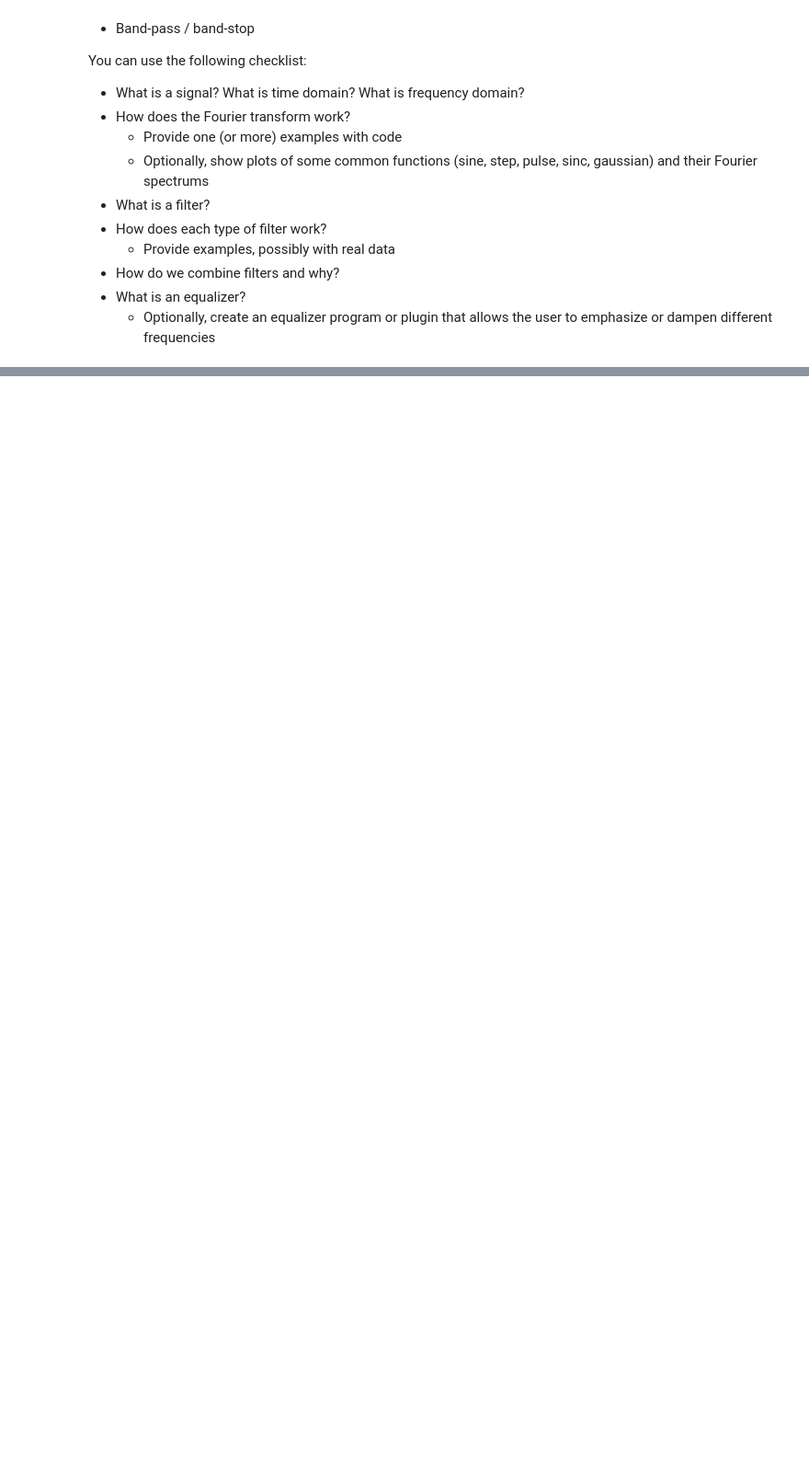
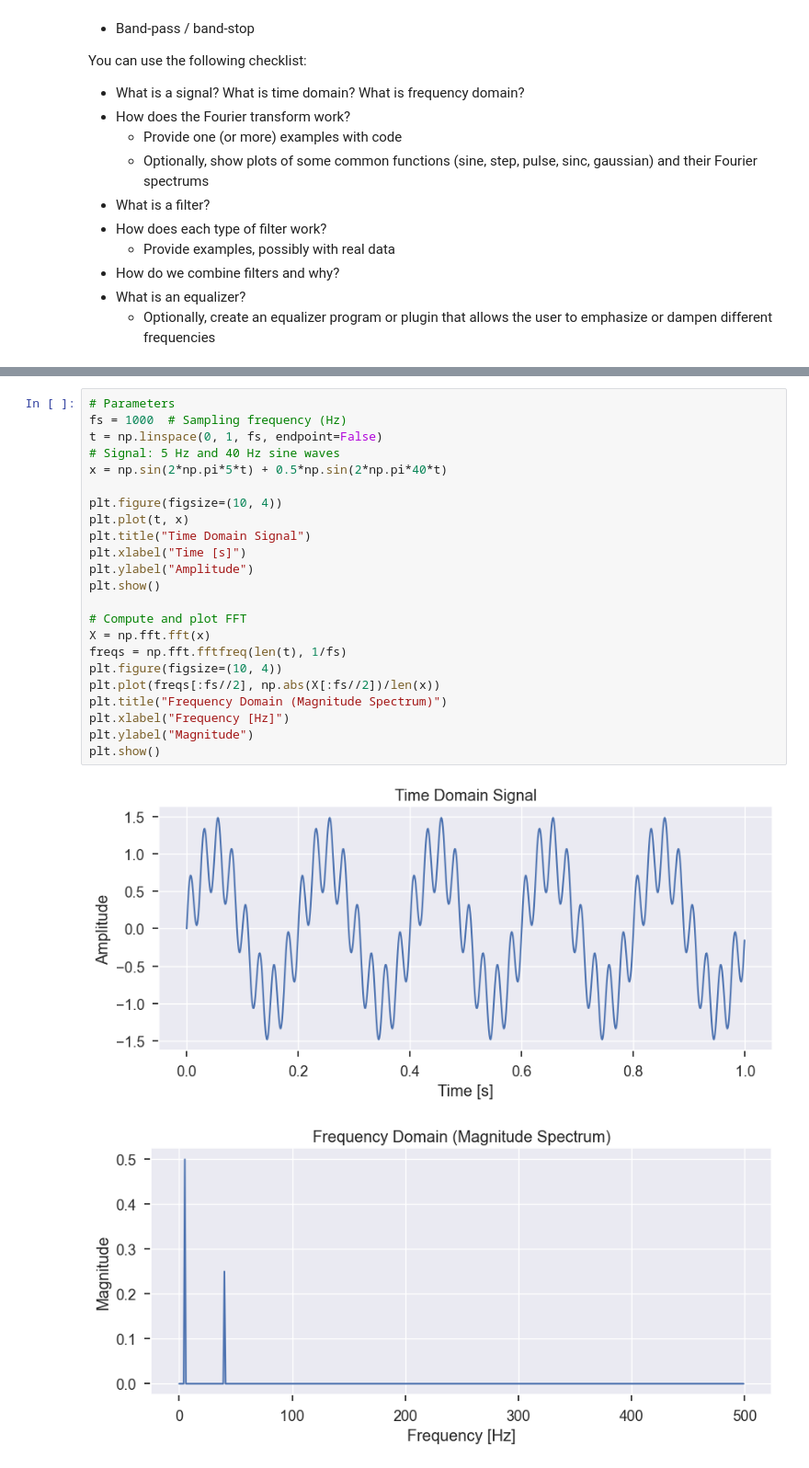
Before and after one commit to Araychev/UPSKILL-AI-and-Machine-Learning---2025, a Jupyter notebook: Math Concepts for Developers - март 2025/Exercise_Probability_and_Combinatorics/Probability and Combinatorics Exercise.ipynb, the cells around one changed output, grey strips where cells are left out. Shown at 92% size. Drawn from its saved outputs; the diff is of its cells as text; blank space fills up the shorter version.

```diff
--- a/Math Concepts for Developers - март 2025/Exercise_Probability_and_Combinatorics/Probability and Combinatorics Exercise.ipynb
+++ b/Math Concepts for Developers - март 2025/Exercise_Probability_and_Combinatorics/Probability and Combinatorics Exercise.ipynb
@@ -1378,0 +1405,26 @@ You can use the following checklist:
+# %%
+# Parameters
+fs = 1000  # Sampling frequency (Hz)
+t = np.linspace(0, 1, fs, endpoint=False)
+# Signal: 5 Hz and 40 Hz sine waves
+x = np.sin(2*np.pi*5*t) + 0.5*np.sin(2*np.pi*40*t)
+
+plt.figure(figsize=(10, 4))
+plt.plot(t, x)
+plt.title("Time Domain Signal")
+plt.xlabel("Time [s]")
+plt.ylabel("Amplitude")
+plt.show()
+
+# Compute and plot FFT
+X = np.fft.fft(x)
+freqs = np.fft.fftfreq(len(t), 1/fs)
+plt.figure(figsize=(10, 4))
+plt.plot(freqs[:fs//2], np.abs(X[:fs//2])/len(x))
+plt.title("Frequency Domain (Magnitude Spectrum)")
+plt.xlabel("Frequency [Hz]")
+plt.ylabel("Magnitude")
+plt.show()
+# %% [output]
+[figure, added]
+[figure, added]
```
Also changed, not shown: parts of 7 cells of this notebook.
